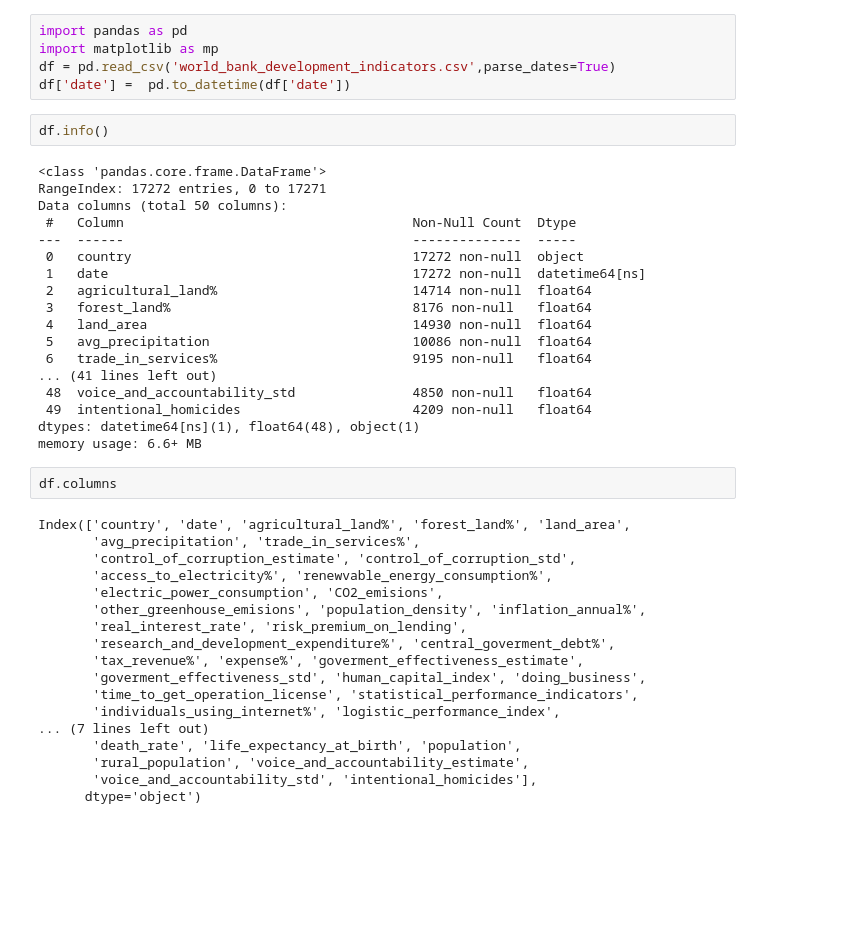
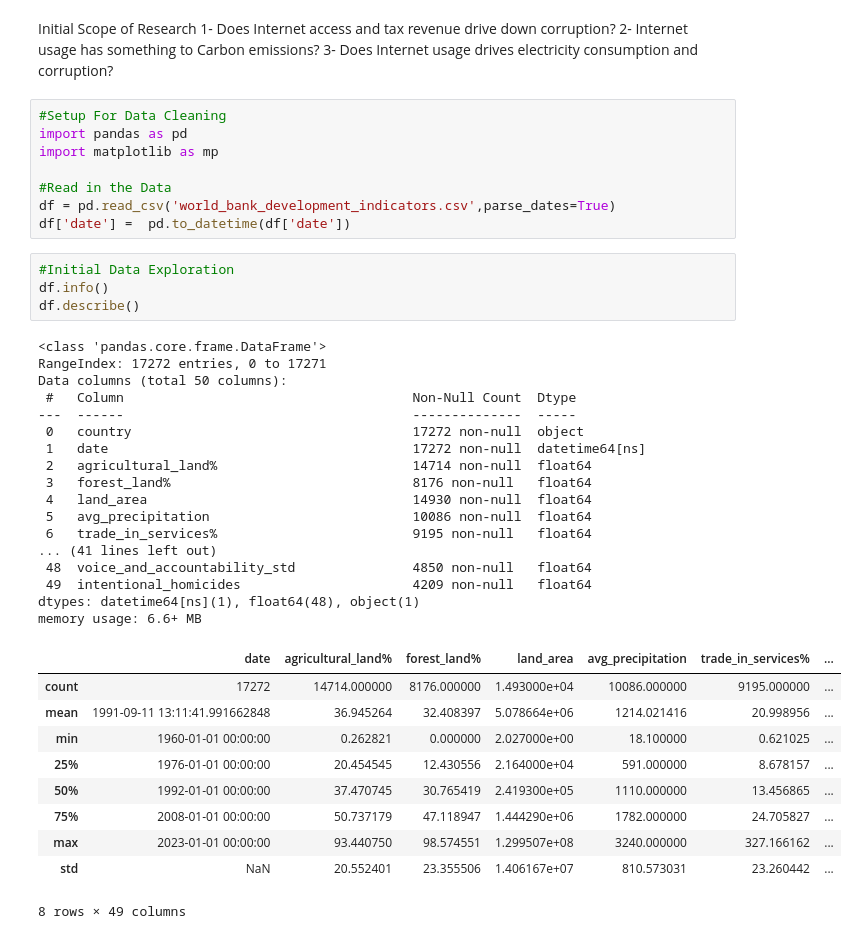
Before and after one commit to Goldhelios/Global-Internet-Usage-Analysis, a Jupyter notebook: inital_explore.ipynb, the cells around one changed output. Drawn from its saved outputs; the diff is of its cells as text; blank space fills up the shorter version.

```diff
--- a/inital_explore.ipynb
+++ b/inital_explore.ipynb
@@ -1,45 +1,45 @@
+# %% [markdown]
+Initial Scope of Research
+1- Does Internet access and tax revenue drive down corruption?
+2- Internet usage has something to Carbon emissions?
+3- Does Internet usage drives electricity consumption and corruption?
 # %%
+#Setup For Data Cleaning
 import pandas as pd
 import matplotlib as mp
+
+#Read in the Data
 df = pd.read_csv('world_bank_development_indicators.csv',parse_dates=True)
 df['date'] =  pd.to_datetime(df['date'])
-# %%
-df.info()
-# %% [output]
-<class 'pandas.core.frame.DataFrame'>
-RangeIndex: 17272 entries, 0 to 17271
-Data columns (total 50 columns):
- #   Column                                     Non-Null Count  Dtype
----  ------                                     --------------  -----
- 0   country                                    17272 non-null  object
- 1   date                                       17272 non-null  datetime64[ns]
- 2   agricultural_land%                         14714 non-null  float64
- 3   forest_land%                               8176 non-null   float64
- 4   land_area                                  14930 non-null  float64
- 5   avg_precipitation                          10086 non-null  float64
- 6   trade_in_services%                         9195 non-null   float64
-... (41 lines left out)
- 48  voice_and_accountability_std               4850 non-null   float64
- 49  intentional_homicides                      4209 non-null   float64
-dtypes: datetime64[ns](1), float64(48), object(1)
-memory usage: 6.6+ MB
-# %%
-df.columns
-# %% [output]
-Index(['country', 'date', 'agricultural_land%', 'forest_land%', 'land_area',
-       'avg_precipitation', 'trade_in_services%',
-       'control_of_corruption_estimate', 'control_of_corruption_std',
-       'access_to_electricity%', 'renewvable_energy_consumption%',
-       'electric_power_consumption', 'CO2_emisions',
-       'other_greenhouse_emisions', 'population_density', 'inflation_annual%',
-       'real_interest_rate', 'risk_premium_on_lending',
-       'research_and_development_expenditure%', 'central_goverment_debt%',
-       'tax_revenue%', 'expense%', 'goverment_effectiveness_estimate',
-       'goverment_effectiveness_std', 'human_capital_index', 'doing_business',
-       'time_to_get_operation_license', 'statistical_performance_indicators',
-       'individuals_using_internet%', 'logistic_performance_index',
-... (7 lines left out)
-       'death_rate', 'life_expectancy_at_birth', 'population',
-       'rural_population', 'voice_and_accountability_estimate',
-       'voice_and_accountability_std', 'intentional_homicides'],
-      dtype='object')
+# %%
+#Initial Data Exploration
+df.info()
+df.describe()
+# %% [output]
+<class 'pandas.core.frame.DataFrame'>
+RangeIndex: 17272 entries, 0 to 17271
+Data columns (total 50 columns):
+ #   Column                                     Non-Null Count  Dtype
+---  ------                                     --------------  -----
+ 0   country                                    17272 non-null  object
+ 1   date                                       17272 non-null  datetime64[ns]
+ 2   agricultural_land%                         14714 non-null  float64
+ 3   forest_land%                               8176 non-null   float64
+ 4   land_area                                  14930 non-null  float64
+ 5   avg_precipitation                          10086 non-null  float64
+ 6   trade_in_services%                         9195 non-null   float64
+... (41 lines left out)
+ 48  voice_and_accountability_std               4850 non-null   float64
+ 49  intentional_homicides                      4209 non-null   float64
+dtypes: datetime64[ns](1), float64(48), object(1)
+memory usage: 6.6+ MB
+|  | date | agricultural_land% | forest_land% | land_area | avg_precipitation | trade_in_services% | ... |
+| count | 17272 | 14714.000000 | 8176.000000 | 1.493000e+04 | 10086.000000 | 9195.000000 | ... |
+| mean | 1991-09-11 13:11:41.991662848 | 36.945264 | 32.408397 | 5.078664e+06 | 1214.021416 | 20.998956 | ... |
+| min | 1960-01-01 00:00:00 | 0.262821 | 0.000000 | 2.027000e+00 | 18.100000 | 0.621025 | ... |
+| 25% | 1976-01-01 00:00:00 | 20.454545 | 12.430556 | 2.164000e+04 | 591.000000 | 8.678157 | ... |
+| 50% | 1992-01-01 00:00:00 | 37.470745 | 30.765419 | 2.419300e+05 | 1110.000000 | 13.456865 | ... |
+| 75% | 2008-01-01 00:00:00 | 50.737179 | 47.118947 | 1.444290e+06 | 1782.000000 | 24.705827 | ... |
+| max | 2023-01-01 00:00:00 | 93.440750 | 98.574551 | 1.299507e+08 | 3240.000000 | 327.166162 | ... |
+| std | NaN | 20.552401 | 23.355506 | 1.406167e+07 | 810.573031 | 23.260442 | ... |
+8 rows × 49 columns
```
Also changed, not shown: parts of 27 cells of this notebook.
